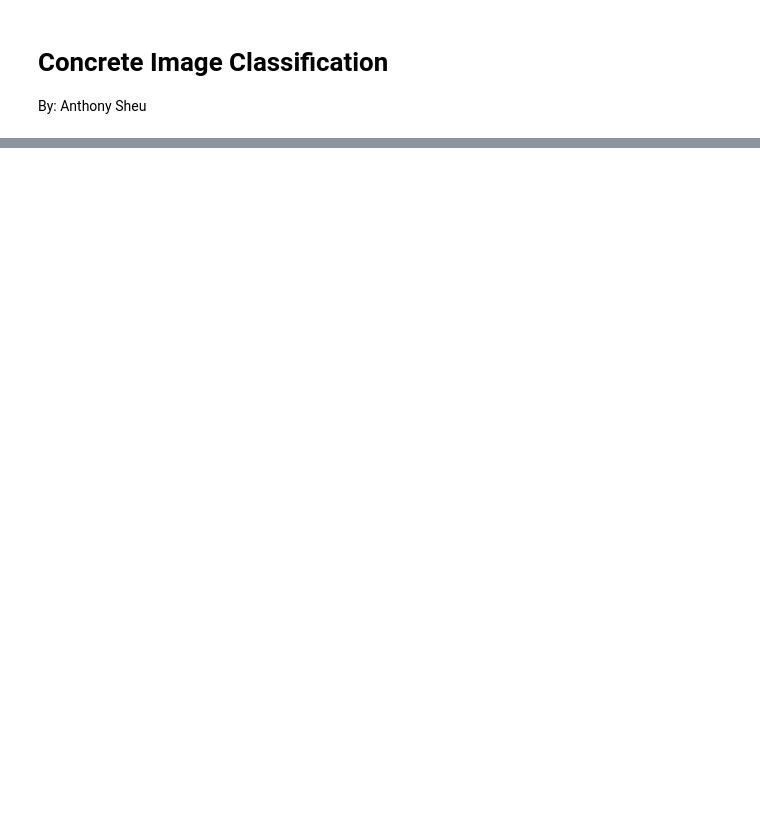
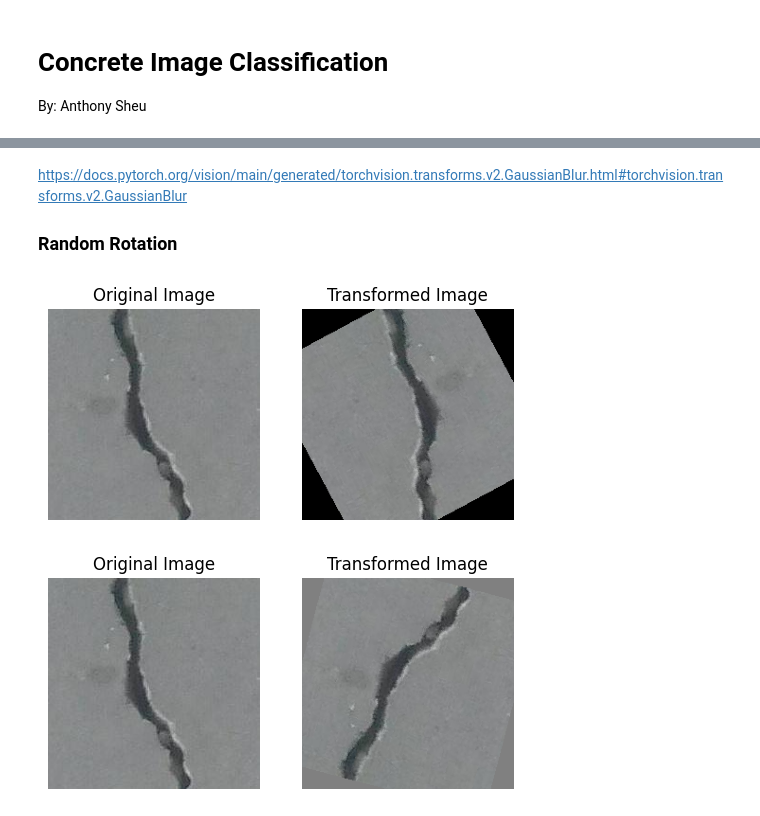
Before and after one commit to Anthony-Sheu/Concrete-Image-Classification, a Jupyter notebook: main.ipynb, the cells around one changed output, grey strips where cells are left out. Saved outputs shown, nothing was run; the diff lists cells and outputs as text; code cells hidden in the pictures; blank space fills up the shorter version.

```diff
--- a/main.ipynb
+++ b/main.ipynb
@@ -29,0 +136,31 @@ display(HTML(
+# %% [markdown]
+https://docs.pytorch.org/vision/main/generated/torchvision.transforms.v2.GaussianBlur.html#torchvision.transforms.v2.GaussianBlur
+
+### Random Rotation
+# %%
+# transformations
+transform = tf.Compose([
+    tf.RandomRotation(degrees = (-30, 30)),
+    tf.CenterCrop(224),
+    tf.RandomHorizontalFlip(),
+    tf.RandomVerticalFlip(),
+    tf.ToTensor(),
+    # tf.Normalize(mean=[0.485, 0.456, 0.406], std=[0.229, 0.224, 0.225]),
+])
+
+showTransform()
+
+# transformations
+transform = tf.Compose([
+    tf.RandomRotation(degrees = (-30, 30), expand = False, fill = (128, 128, 128)),
+    tf.CenterCrop(224),
+    tf.RandomHorizontalFlip(),
+    tf.RandomVerticalFlip(),
+    tf.ToTensor(),
+    # tf.Normalize(mean=[0.485, 0.456, 0.406], std=[0.229, 0.224, 0.225]),
+])
+
+showTransform()
+# %% [output]
+[figure, added]
+[figure, added]
```
Also changed, not shown: parts of 10 cells of this notebook.
